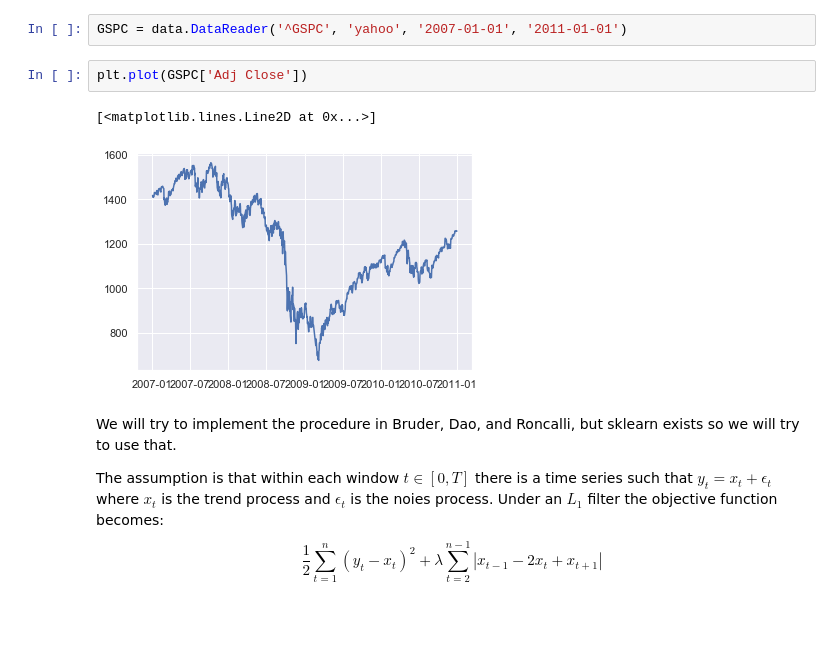
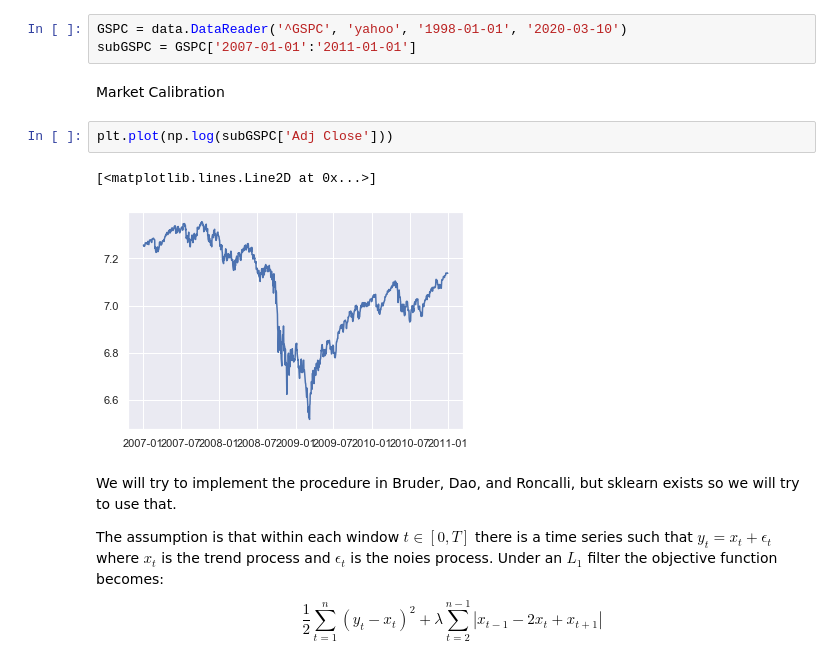
Before and after one commit to stevenkxu/StatisticalArbitragePraxis, a Jupyter notebook: Lasso.ipynb, the cells around one changed output. Drawn from its saved outputs; the diff is of its cells as text; blank space fills up the shorter version.

```diff
--- a/Lasso.ipynb
+++ b/Lasso.ipynb
@@ -12,10 +385,13 @@ sns.set()
 # %%
-GSPC = data.DataReader('^GSPC', 'yahoo', '2007-01-01', '2011-01-01')
+GSPC = data.DataReader('^GSPC', 'yahoo', '1998-01-01', '2020-03-10')
+subGSPC = GSPC['2007-01-01':'2011-01-01']
+# %% [markdown]
+Market Calibration
 # %%
-plt.plot(GSPC['Adj Close'])
+plt.plot(np.log(subGSPC['Adj Close']))
 # %% [output]
 [<matplotlib.lines.Line2D at 0x...>]
-[figure, old version]
+[figure, new version]
 # %% [markdown]
 We will try to implement the procedure in Bruder, Dao, and Roncalli, but sklearn exists so we will try to use that.
 
```
Also changed, not shown: parts of 76 cells of this notebook, 3 other files.
